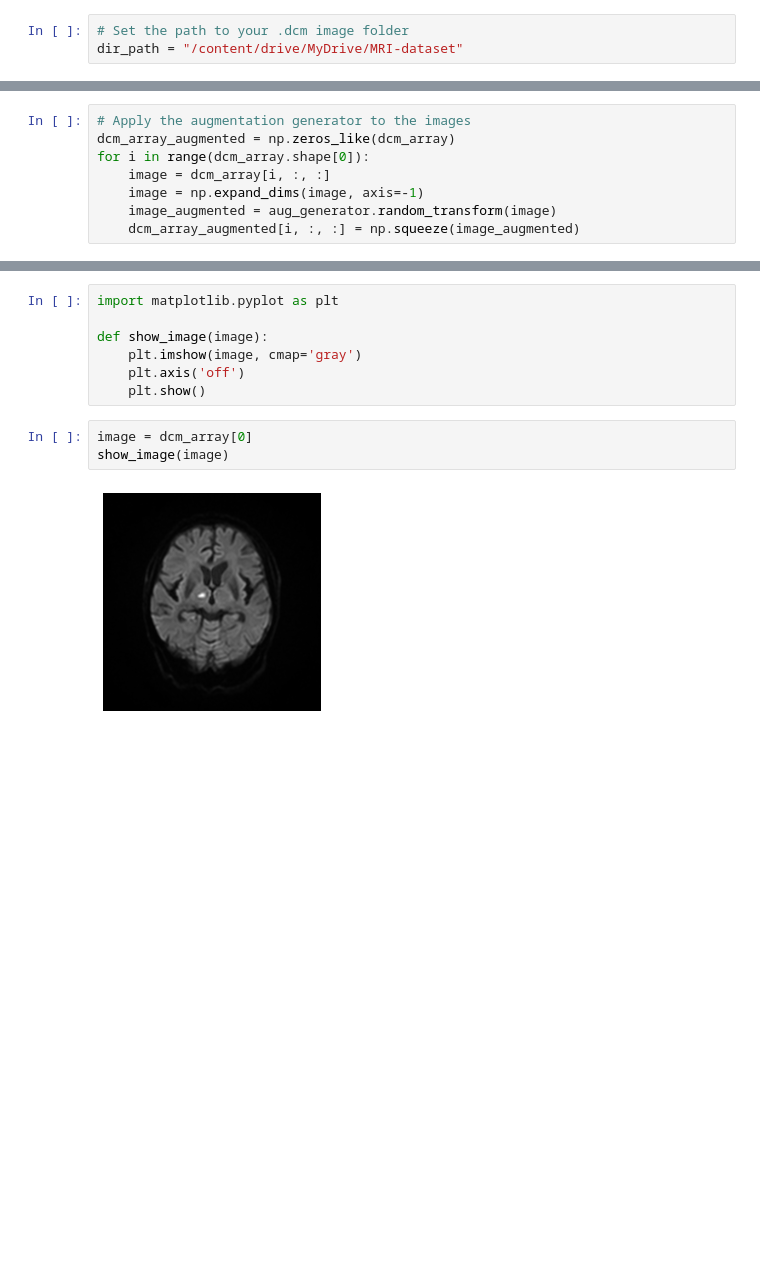
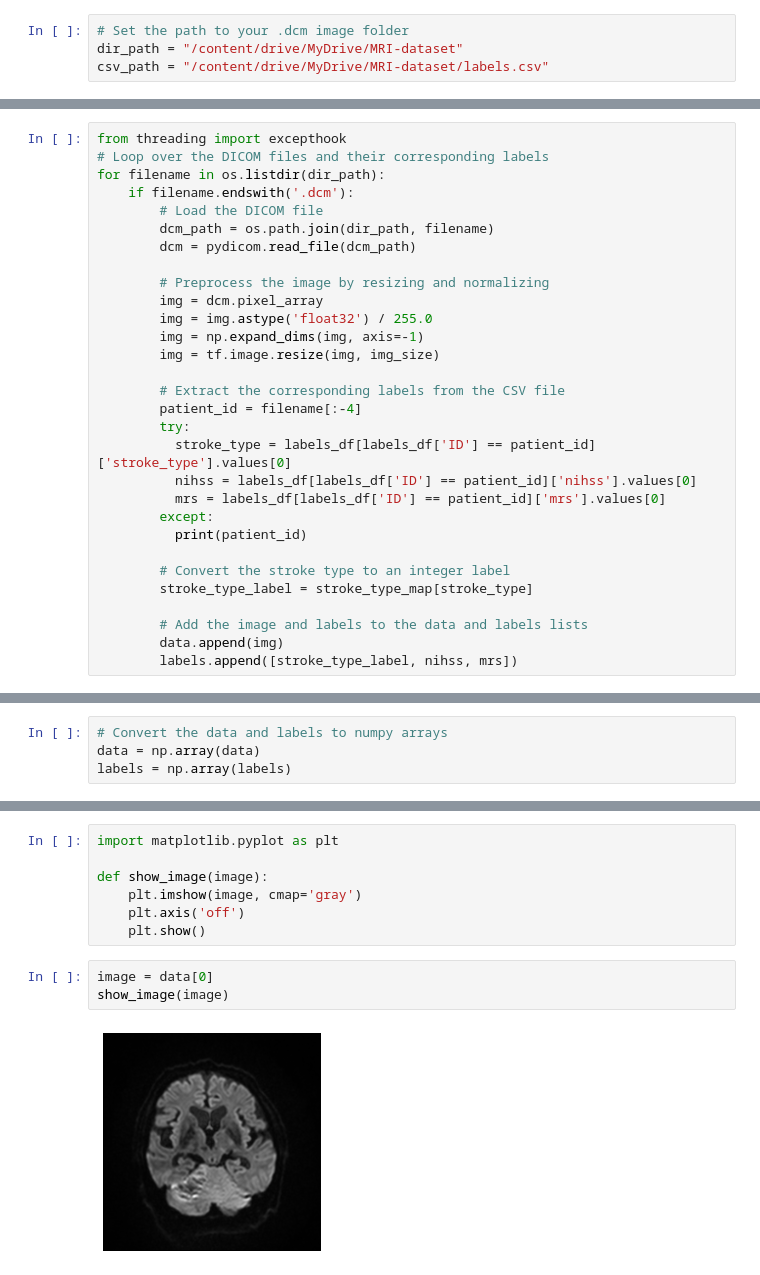
Before and after one commit to sepideh-shamsizadeh/brain-stroke-detection, a Jupyter notebook: Brain_stroke.ipynb, the cells around one changed output, grey strips where cells are left out. Cells and saved outputs as stored; diff of their text form; blank space fills up the shorter version.

Commit message:
read data and label, preprocessing, example model

```diff
--- a/Brain_stroke.ipynb
+++ b/Brain_stroke.ipynb
@@ -33,3 +37,4 @@ Mounted at /content/drive
 # %%
 # Set the path to your .dcm image folder
 dir_path = "/content/drive/MyDrive/MRI-dataset"
+csv_path = "/content/drive/MyDrive/MRI-dataset/labels.csv"
@@ -65,0 +77,30 @@ dcm_array = (dcm_array - np.min(dcm_array)) / (np.max(dcm_array) - np.min(dcm_ar
+# %%
+from threading import excepthook
+# Loop over the DICOM files and their corresponding labels
+for filename in os.listdir(dir_path):
+    if filename.endswith('.dcm'):
+        # Load the DICOM file
+        dcm_path = os.path.join(dir_path, filename)
+        dcm = pydicom.read_file(dcm_path)
+
+        # Preprocess the image by resizing and normalizing
+        img = dcm.pixel_array
+        img = img.astype('float32') / 255.0
+        img = np.expand_dims(img, axis=-1)
+        img = tf.image.resize(img, img_size)
+
+        # Extract the corresponding labels from the CSV file
+        patient_id = filename[:-4]
+        try:
+          stroke_type = labels_df[labels_df['ID'] == patient_id]['stroke_type'].values[0]
+          nihss = labels_df[labels_df['ID'] == patient_id]['nihss'].values[0]
+          mrs = labels_df[labels_df['ID'] == patient_id]['mrs'].values[0]
+        except:
+          print(patient_id)
+
+        # Convert the stroke type to an integer label
+        stroke_type_label = stroke_type_map[stroke_type]
+
+        # Add the image and labels to the data and labels lists
+        data.append(img)
+        labels.append([stroke_type_label, nihss, mrs])
@@ -65,0 +125,4 @@ dcm_array = (dcm_array - np.min(dcm_array)) / (np.max(dcm_array) - np.min(dcm_ar
+# %%
+# Convert the data and labels to numpy arrays
+data = np.array(data)
+labels = np.array(labels)
@@ -74,11 +142,3 @@ aug_generator = ImageDataGenerator(
     horizontal_flip=True,
     vertical_flip=True
 )
-# %%
-# Apply the augmentation generator to the images
-dcm_array_augmented = np.zeros_like(dcm_array)
-for i in range(dcm_array.shape[0]):
-    image = dcm_array[i, :, :]
-    image = np.expand_dims(image, axis=-1)
-    image_augmented = aug_generator.random_transform(image)
-    dcm_array_augmented[i, :, :] = np.squeeze(image_augmented)
@@ -90,7 +154,7 @@ def show_image(image):
     plt.axis('off')
     plt.show()
 # %%
-image = dcm_array[0]
+image = data[0]
 show_image(image)
 # %% [output]
-[figure, old version]
+[figure, new version]
```
Also changed, not shown: parts of 21 cells of this notebook, 1 other file.
